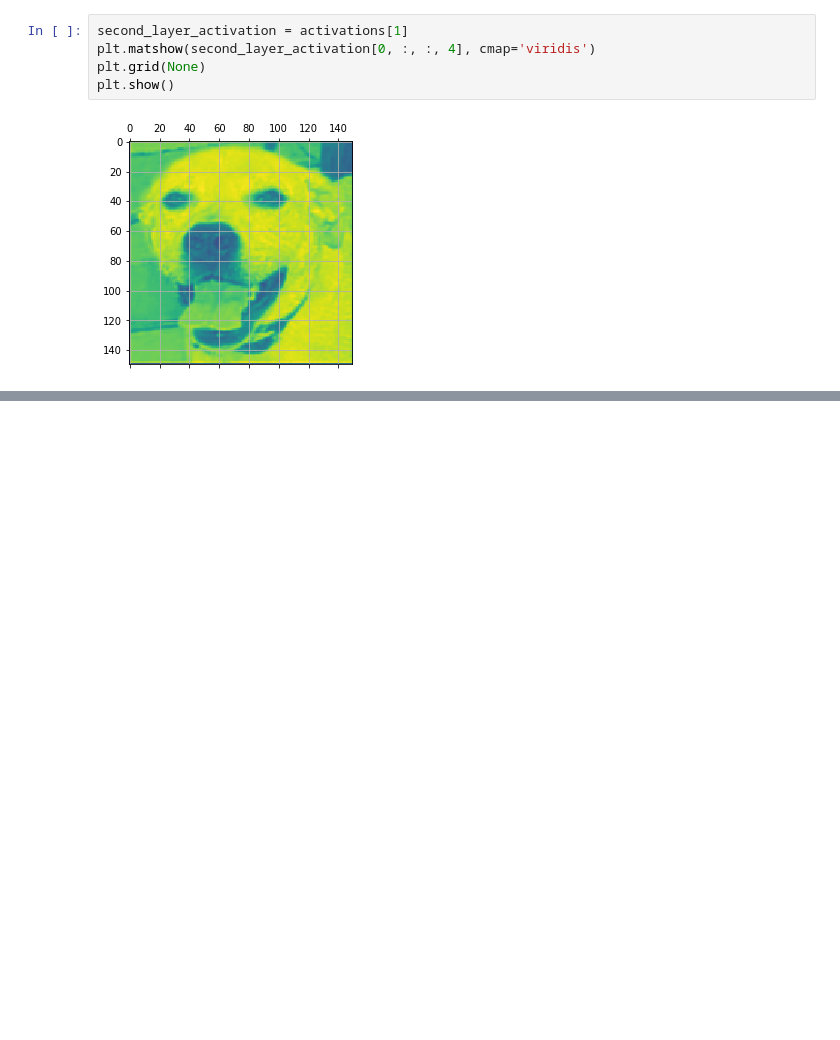
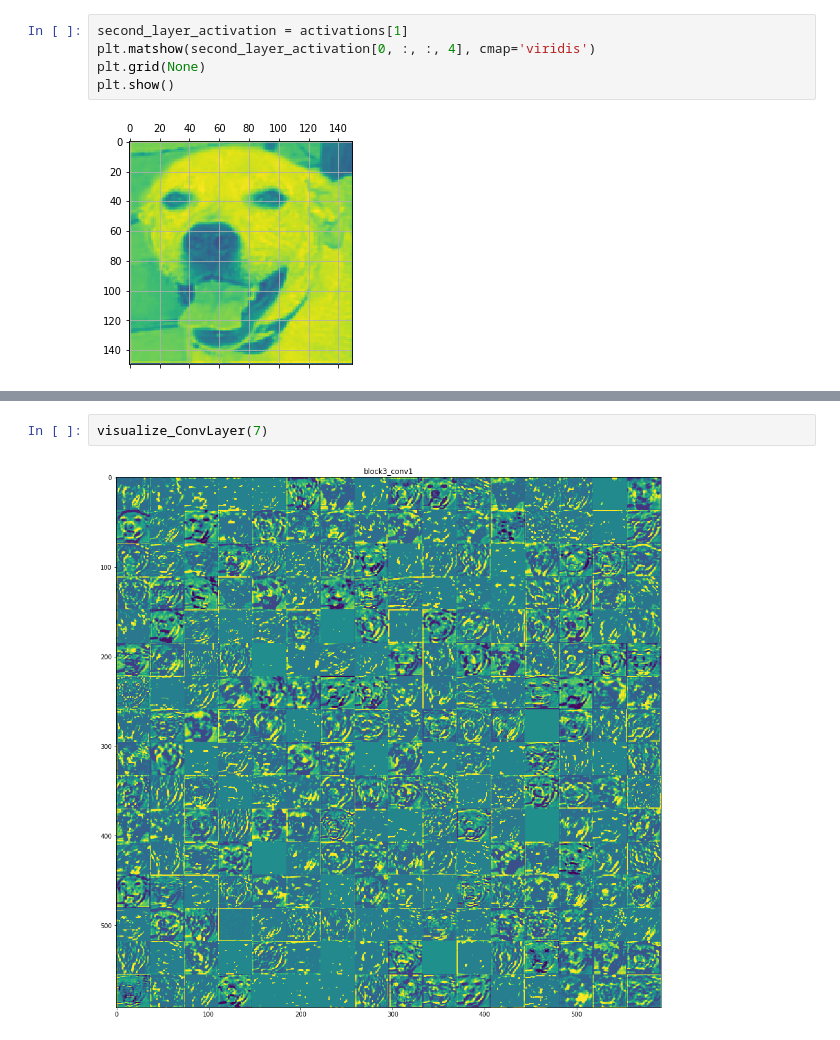
Before and after one commit to amrutask/Machine_Learning, a Jupyter notebook: HomeWork3/Problem4.ipynb, the cells around one changed output, grey strips where cells are left out. Saved outputs shown, nothing was run; the diff lists cells and outputs as text; blank space fills up the shorter version.

```diff
--- a/HomeWork3/Problem4.ipynb
+++ b/HomeWork3/Problem4.ipynb
@@ -283,0 +293,4 @@ for layer_name, layer_activation in zip(layer_names, activations):
+# %%
+visualize_ConvLayer(7)
+# %% [output]
+[figure, added]
```
Also changed, not shown: parts of 16 cells of this notebook.
